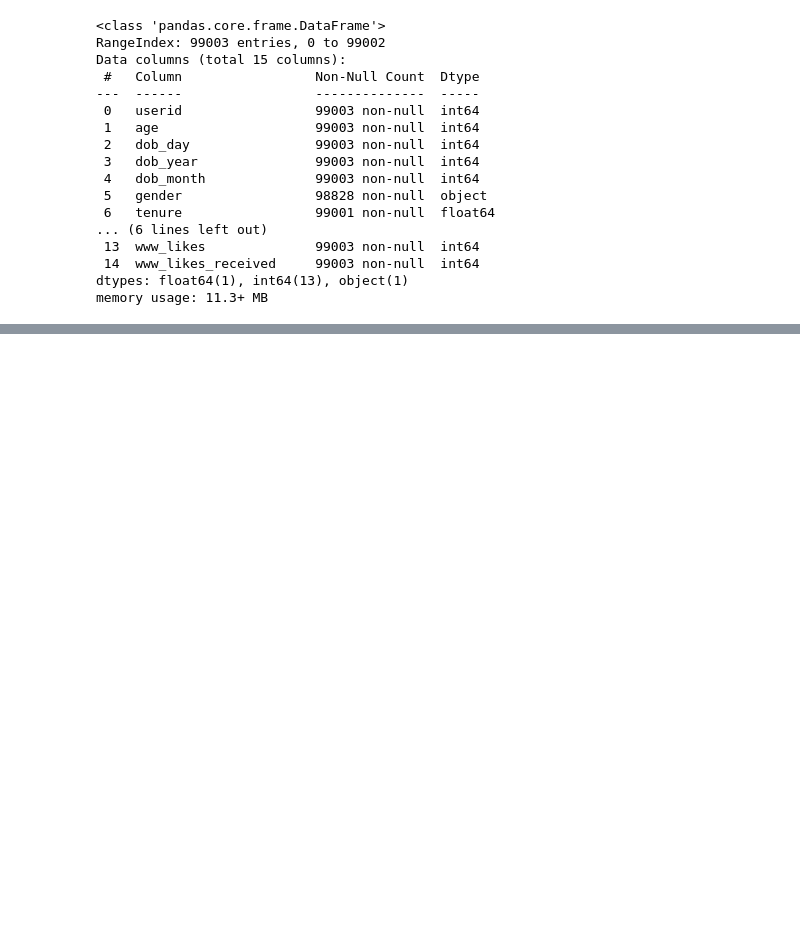
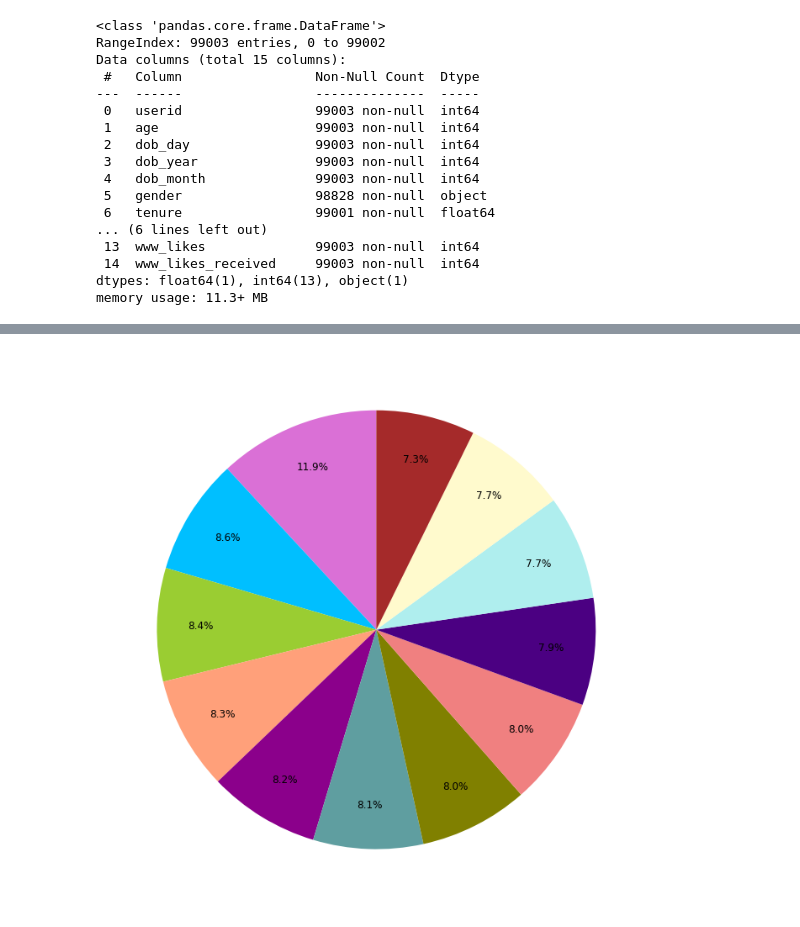
Before and after one commit to rbhattar07/Facebook_User, a Jupyter notebook: EDA.ipynb, the cells around one changed output, grey strips where cells are left out. Drawn from its saved outputs; the diff is of its cells as text; code cells hidden in the pictures; blank space fills up the shorter version.

```diff
--- a/EDA.ipynb
+++ b/EDA.ipynb
@@ -171,0 +182,14 @@ df.describe()
+# %%
+pcolors= ['orchid', 'deepskyblue', 'yellowgreen', 'lightsalmon',
+          'darkmagenta', 'cadetblue', 'olive', 'lightcoral',
+          'indigo', 'paleturquoise', 'lemonchiffon', 'brown']
+
+plt.pie(
+    df['dob_month'].value_counts(),
+    autopct='%1.1f%%',
+    pctdistance=0.8,
+    colors=pcolors,
+    startangle=90
+);
+# %% [output]
+[figure, added]
```
Also changed, not shown: parts of 1 cell of this notebook.
